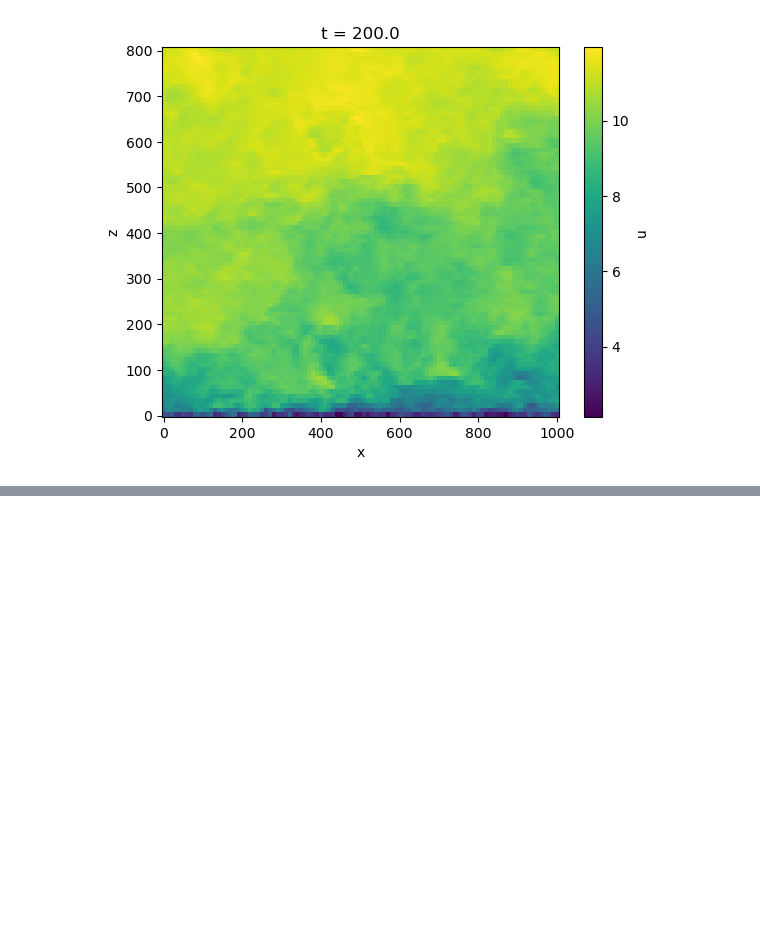
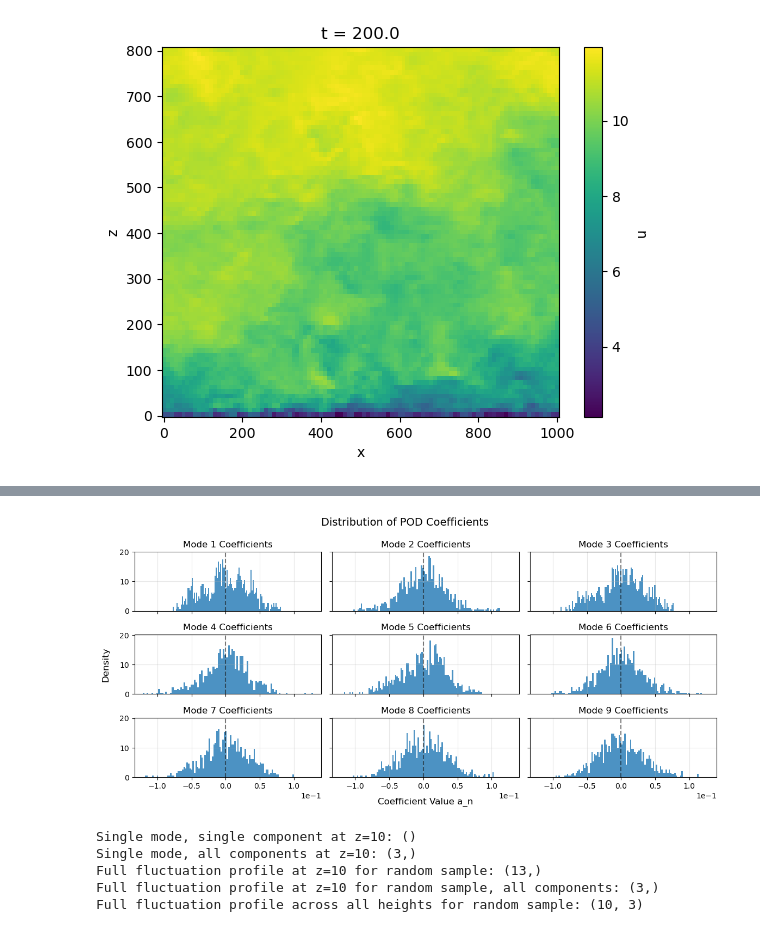
Before and after one commit to JacobManniche/Bachelor_legeplads, a Jupyter notebook: LES/fluctuation.ipynb, the cells around one changed output, grey strips where cells are left out. Cells and saved outputs as stored; diff of their text form; code cells hidden in the pictures; blank space fills up the shorter version.

```diff
--- a/LES/fluctuation.ipynb
+++ b/LES/fluctuation.ipynb
@@ -245,0 +229,56 @@ n_mode = 0
+# %%
+fig, axs = plt.subplots(3, 3, figsize=(12, 6), sharex=True, sharey=True)
+
+for m in range(9):
+
+    data = a_n[m]
+
+    # Plot fordelingen
+    axs[m//3, m%3].hist(data, bins=100, density=True, alpha=0.8)
+    axs[m//3, m%3].axvline(0, color='black', linestyle='--', alpha=0.5) # center at 0
+    axs[m//3, m%3].set_title(f'Mode {m+1} Coefficients')
+    axs[m//3, m%3].grid(alpha=0.3)
+plt.ticklabel_format(axis='x', style='sci', scilimits=(0,0))
+fig.suptitle('Distribution of POD Coefficients', fontsize=14)
+fig.add_subplot(111, frameon=False)
+plt.tick_params(labelcolor='none', which='both', top=False, bottom=False, left=False, right=False)
+plt.xlabel("Coefficient Value a_n", labelpad=10, fontsize=12)
+plt.ylabel("Density", labelpad=10, fontsize=12)
+plt.tight_layout()
+plt.show()
+# %% [output]
+[figure, added]
+# %%
+## QUICK GUIDE TO USING THE POD LIBRARY FOR RECONSTRUCTION IN THE SOLVER
+##
+a = pod_lib['coeffs']
+phi = pod_lib['modes']
+ran_n = np.random.choice(pod_lib['samples'], size=1)[0]
+z = 10
+
+# get the first mode's u component at z=10 for the random sample
+u_1 = a(ran_n)[0] * phi(z)[0,0]
+
+# get the first mode's full component at z=10 for the random sample
+U_1 = a(ran_n)[0] * phi(z)[0]
+
+# get all modes' u component at z=10 for the random sample
+u_N = a(ran_n) * phi(z)[:,0]
+
+# get the full fluctuation profile at z=10 for the random sample, all components
+U_N = a(ran_n) @ phi(z)
+
+# get the full fluctuation profile across all heights for the random sample
+U_N_all = a(ran_n) @ phi(np.arange(10)).reshape(10,13, 3)
+
+print("Single mode, single component at z=10:", u_1.shape)
+print("Single mode, all components at z=10:", U_1.shape)
+print("Full fluctuation profile at z=10 for random sample:", u_N.shape)
+print("Full fluctuation profile at z=10 for random sample, all components:", U_N.shape)
+print("Full fluctuation profile across all heights for random sample:", U_N_all.shape)
+# %% [output]
+Single mode, single component at z=10: ()
+Single mode, all components at z=10: (3,)
+Full fluctuation profile at z=10 for random sample: (13,)
+Full fluctuation profile at z=10 for random sample, all components: (3,)
+Full fluctuation profile across all heights for random sample: (10, 3)
```
Also changed, not shown: parts of 17 cells of this notebook, 3 other files.
